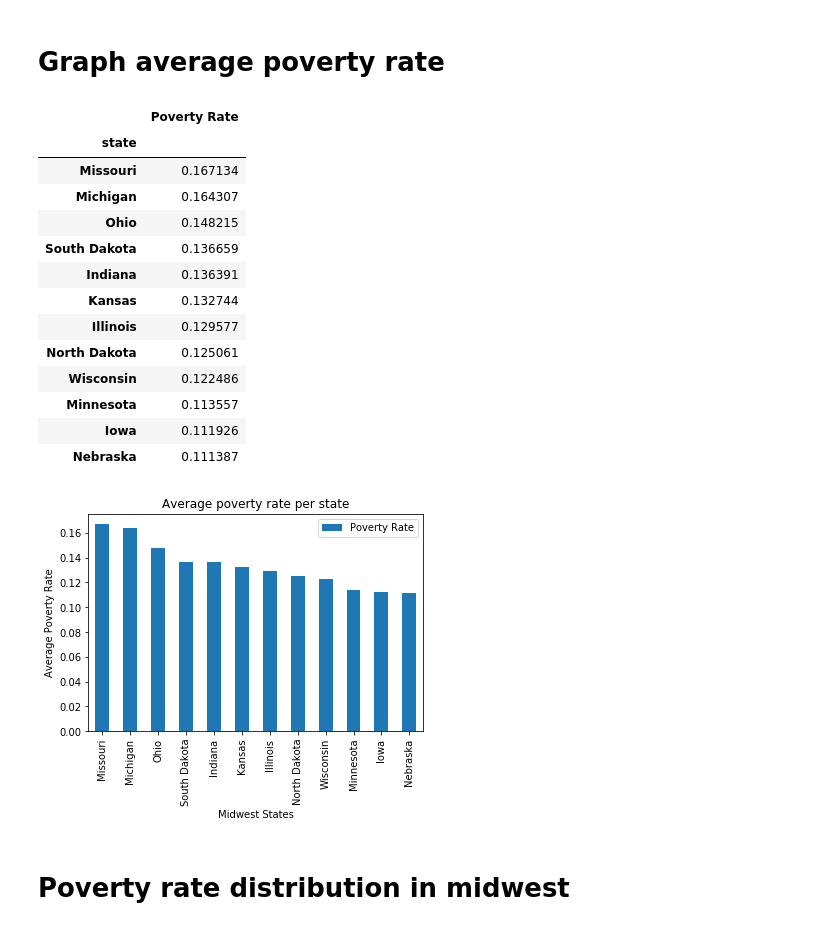
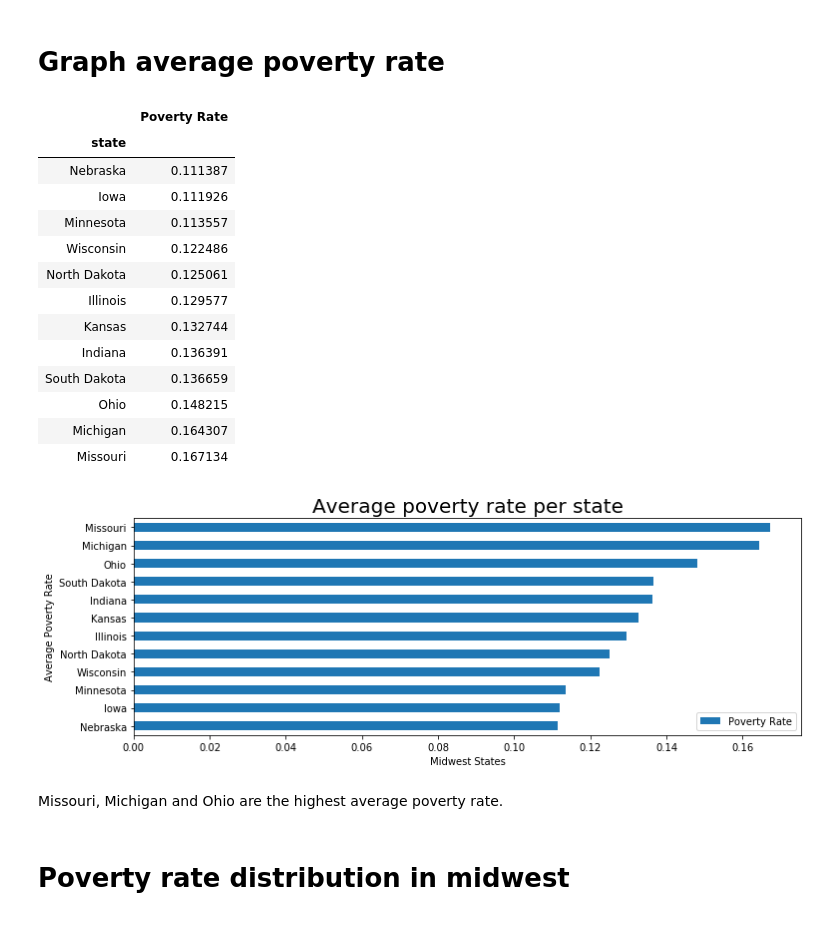
Before and after one commit to YaluZhou/project1, a Jupyter notebook: Midwest.ipynb, the cells around one changed output. Saved outputs shown, nothing was run; the diff lists cells and outputs as text; code cells hidden in the pictures.

```diff
--- a/Midwest.ipynb
+++ b/Midwest.ipynb
@@ -670,31 +662,35 @@ mw_census_covid_df.head()
 # %%
 # Calculate the average poverty rate by state
 mw_state_poverty_df = mw_census_covid_df.groupby('state')
-mw_state_poverty_df = pd.DataFrame(mw_state_poverty_df['Poverty Rate'].mean().sort_values(ascending=False))
+mw_state_poverty_df = pd.DataFrame(mw_state_poverty_df['Poverty Rate'].mean().sort_values())
 mw_state_poverty_df
 # %% [output]
 |  | Poverty Rate |
 | state |  |
+| Nebraska | 0.111387 |
+| Iowa | 0.111926 |
+| Minnesota | 0.113557 |
+| Wisconsin | 0.122486 |
+| North Dakota | 0.125061 |
+| Illinois | 0.129577 |
+| Kansas | 0.132744 |
+| Indiana | 0.136391 |
+| South Dakota | 0.136659 |
+| Ohio | 0.148215 |
+| Michigan | 0.164307 |
 | Missouri | 0.167134 |
-| Michigan | 0.164307 |
-| Ohio | 0.148215 |
-| South Dakota | 0.136659 |
-| Indiana | 0.136391 |
-| Kansas | 0.132744 |
-| Illinois | 0.129577 |
-| North Dakota | 0.125061 |
-| Wisconsin | 0.122486 |
-| Minnesota | 0.113557 |
-| Iowa | 0.111926 |
-| Nebraska | 0.111387 |
 # %%
 # Bar plot to show average poverty rate per state
-state_poverty_bar_chart = mw_state_poverty_df.plot(kind='bar', title="Average poverty rate per state")
+state_poverty_bar_chart = mw_state_poverty_df.plot(kind='barh', figsize=(12,4))
+state_poverty_bar_chart.set_title("Average poverty rate per state", fontsize=20)
 state_poverty_bar_chart.set_xlabel("Midwest States")
 state_poverty_bar_chart.set_ylabel("Average Poverty Rate")
+
 plt.savefig('Average poverty rate per state in midwest.png')
 plt.show()
 # %% [output]
-[figure, old version]
+[figure, new version]
+# %% [markdown]
+Missouri, Michigan and Ohio are the highest average poverty rate.
 # %% [markdown]
 # Poverty rate distribution in midwest
```
Also changed, not shown: parts of 103 cells of this notebook.
